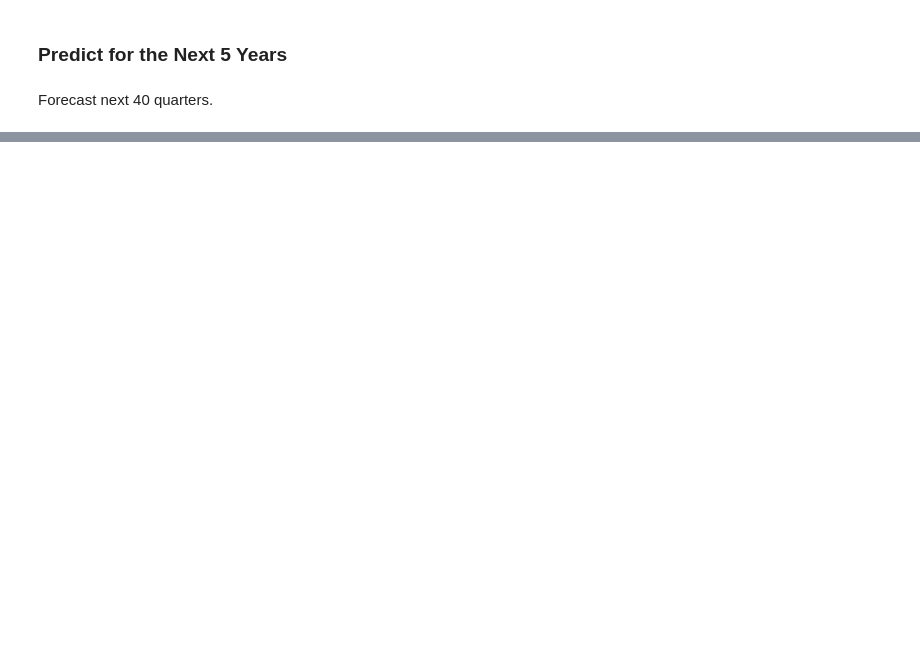
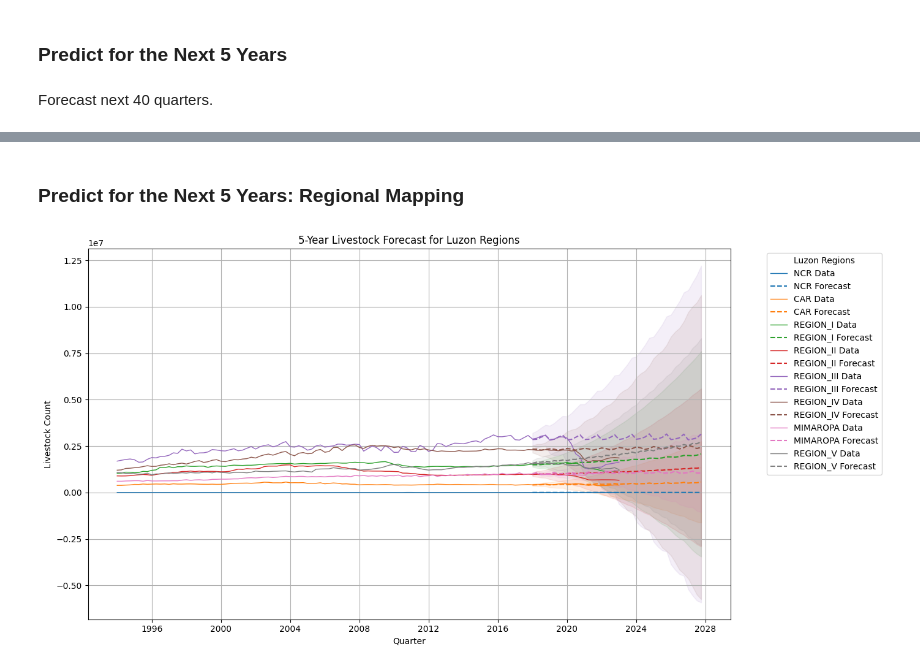
Before and after one commit to Alessa-Gillespie/Livestock_Lifelines_Group2, a Jupyter notebook: Group2_4CSC_LivestockLifelines-SARIMA.ipynb, the cells around one changed output, grey strips where cells are left out. Saved outputs shown, nothing was run; the diff lists cells and outputs as text; code cells hidden in the pictures; blank space fills up the shorter version.

Commit message:
**Update LivestockLifelines-SARIMA**

```diff
--- a/Group2_4CSC_LivestockLifelines-SARIMA.ipynb
+++ b/Group2_4CSC_LivestockLifelines-SARIMA.ipynb
@@ -1879,0 +1880,49 @@ plt.show()
+# %% [markdown]
+### Predict for the Next 5 Years: Regional Mapping
+# %%
+luzon_regions = [
+    'NCR', 'CAR', 'REGION_I', 'REGION_II', 'REGION_III', 'REGION_IV',
+    'MIMAROPA', 'REGION_V'
+]
+
+plt.figure(figsize=(14, 7))
+
+colors = plt.cm.tab10.colors  # You can use any colormap, e.g., 'tab10', 'Set1', etc.
+
+for i, region in enumerate(luzon_regions):
+    region_data = data[data['REGION'] == region]
+    aggregated_data = region_data.groupby('QUARTER')['LIVESTOCK_COUNT'].sum()
+
+    train_data = aggregated_data[:'2017-12-31']
+    test_data = aggregated_data['2018-01-01':]
+
+    sarima_model = SARIMAX(train_data, order=(1, 1, 1), seasonal_order=(2, 2, 8, 4))
+    sarima_fit = sarima_model.fit(disp=False)
+
+    future_forecast = sarima_fit.get_forecast(steps=40)
+    future_values = future_forecast.predicted_mean
+    future_ci = future_forecast.conf_int()
+
+    color = colors[i % len(colors)]  # Cycle through the colormap
+
+    plt.plot(aggregated_data, label=f'{region} Data', color=color, linewidth=1)
+
+    plt.plot(future_values, label=f'{region} Forecast', color=color, linestyle='--', linewidth=1.5)
+
+    plt.fill_between(
+        future_values.index,
+        future_ci.iloc[:, 0],
+        future_ci.iloc[:, 1],
+        color=color,
+        alpha=0.1
+    )
+
+plt.title('5-Year Livestock Forecast for Luzon Regions')
+plt.xlabel('Quarter')
+plt.ylabel('Livestock Count')
+plt.legend(loc='upper left', bbox_to_anchor=(1.05, 1), title='Luzon Regions')
+plt.grid(True)
+plt.tight_layout()
+plt.show()
+# %% [output]
+[figure, added]
```
Also changed, not shown: parts of 8 cells of this notebook.
